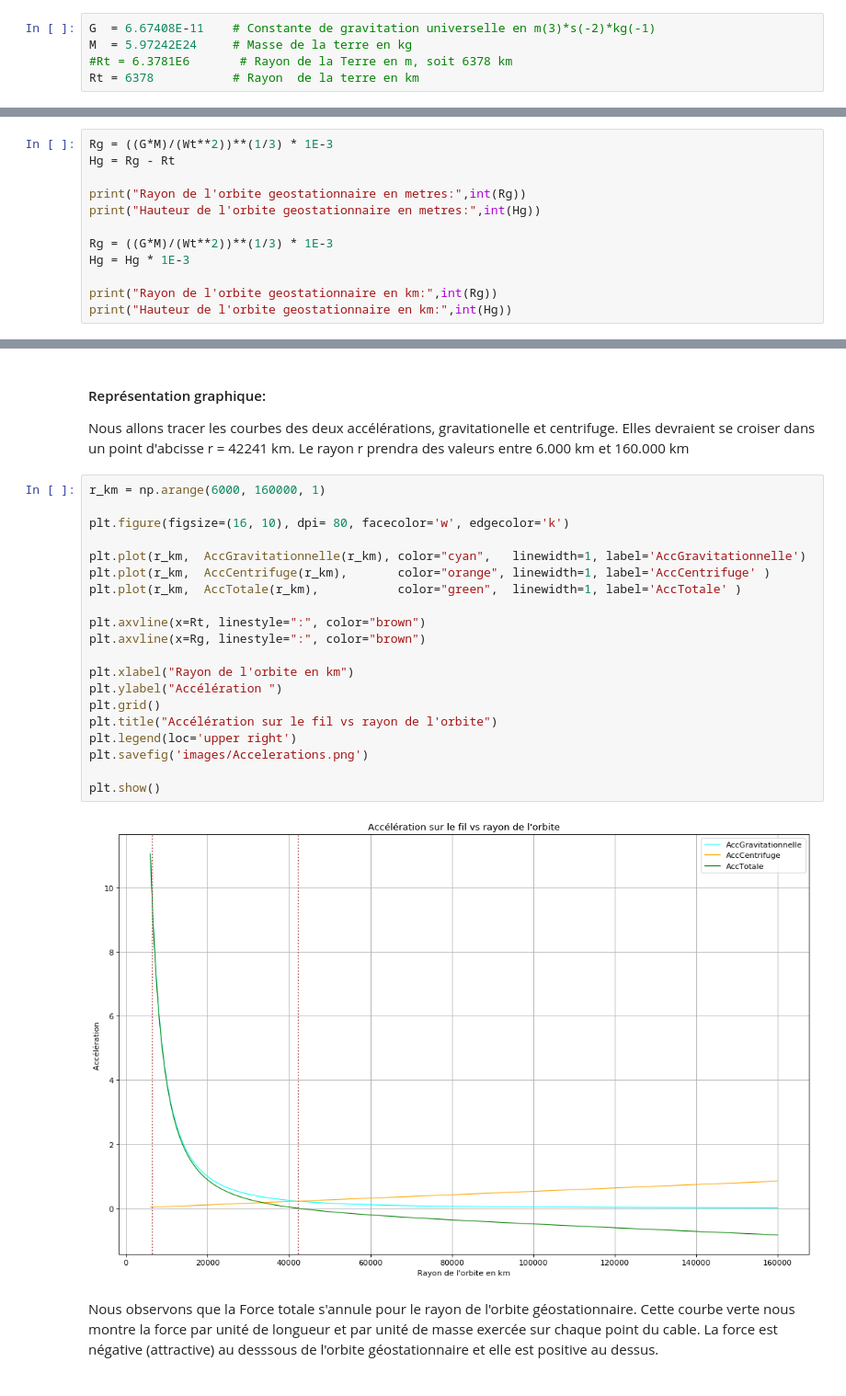
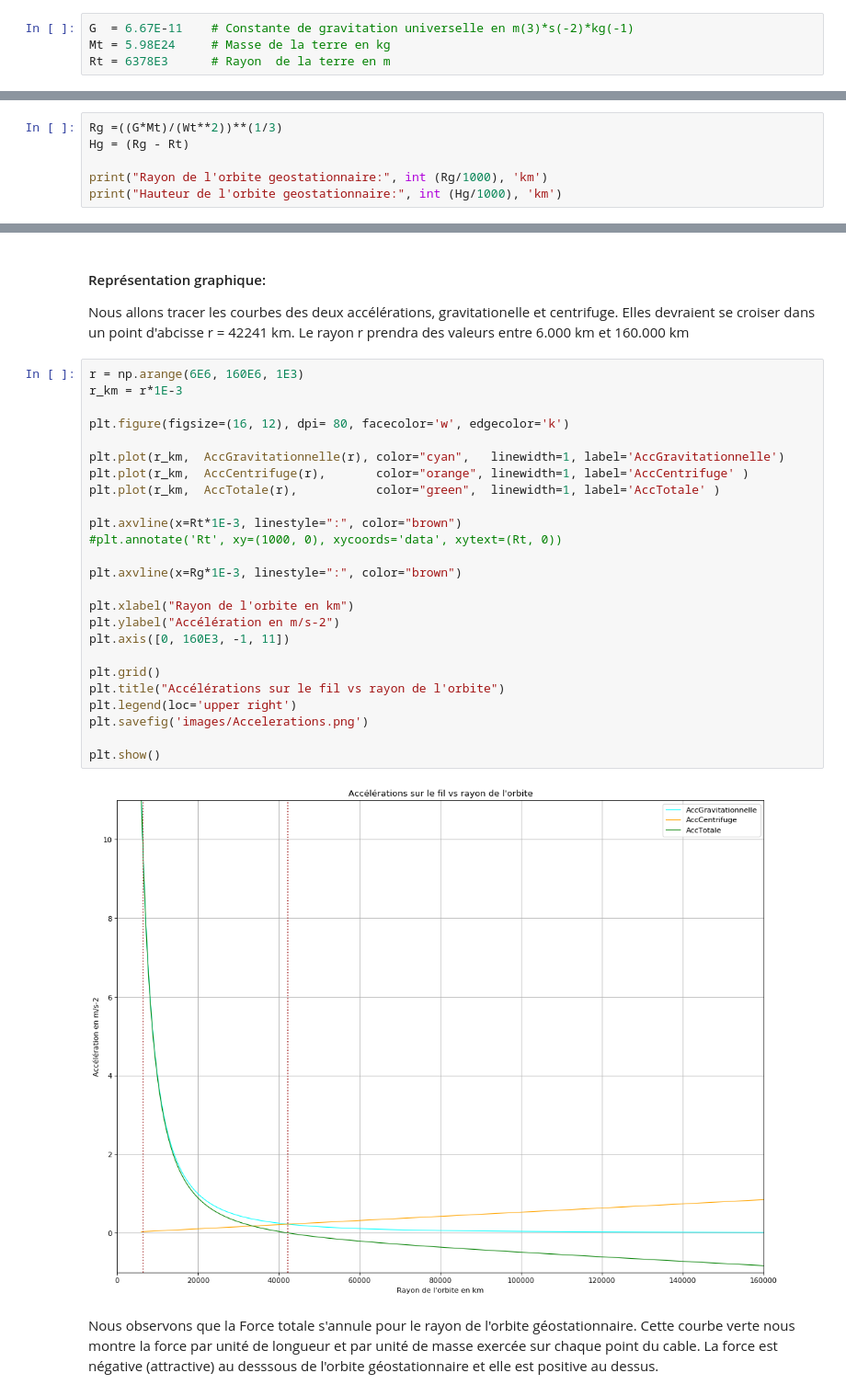
Before and after one commit to christophe-bonnefoy/TPE-SRR-2018, a Jupyter notebook: TPE-Ascenseur-Spatial.ipynb, the cells around one changed output, grey strips where cells are left out. Shown: that part at 92% size. Saved outputs shown, nothing was run; the diff lists cells and outputs as text.

```diff
--- a/TPE-Ascenseur-Spatial.ipynb
+++ b/TPE-Ascenseur-Spatial.ipynb
@@ -10,10 +12,9 @@ import matplotlib.pyplot as plt
 # %% [markdown]
 Définissons ensuite les constantes utilisées:
 # %%
-G  = 6.67408E-11    # Constante de gravitation universelle en m(3)*s(-2)*kg(-1)
-M  = 5.97242E24     # Masse de la terre en kg
-#Rt = 6.3781E6       # Rayon de la Terre en m, soit 6378 km
-Rt = 6378           # Rayon  de la terre en km
+G  = 6.67E-11    # Constante de gravitation universelle en m(3)*s(-2)*kg(-1)
+Mt = 5.98E24     # Masse de la terre en kg
+Rt = 6378E3      # Rayon  de la terre en m
 # %% [markdown]
 # 1. Movement orbital
 # %% [markdown]
@@ -63,15 +66,9 @@ Conclusion:
 ### 1.3 Calcul de la hauteur de l'orbite geostationnaire
 Nous pouvons calculer la valeur exacte de l'orbite geostationnaire. Cette valeur doit
 # %%
-Rg = ((G*M)/(Wt**2))**(1/3) * 1E-3
-Hg = Rg - Rt
+Rg =((G*Mt)/(Wt**2))**(1/3)
+Hg = (Rg - Rt)
 
-print("Rayon de l'orbite geostationnaire en metres:",int(Rg))
-print("Hauteur de l'orbite geostationnaire en metres:",int(Hg))
-
-Rg = ((G*M)/(Wt**2))**(1/3) * 1E-3
-Hg = Hg * 1E-3
-
-print("Rayon de l'orbite geostationnaire en km:",int(Rg))
-print("Hauteur de l'orbite geostationnaire en km:",int(Hg))
+print("Rayon de l'orbite geostationnaire:", int (Rg/1000), 'km')
+print("Hauteur de l'orbite geostationnaire:", int (Hg/1000), 'km')
 # %% [output]
@@ -85,26 +80,31 @@ Nous allons tracer les courbes des deux accélérations, gravitationelle et cent
 Elles devraient se croiser dans un point d'abcisse r = 42241 km.
 Le rayon r prendra des valeurs entre 6.000 km et 160.000 km
 # %%
-r_km = np.arange(6000, 160000, 1)
+r = np.arange(6E6, 160E6, 1E3)
+r_km = r*1E-3
 
-plt.figure(figsize=(16, 10), dpi= 80, facecolor='w', edgecolor='k')
+plt.figure(figsize=(16, 12), dpi= 80, facecolor='w', edgecolor='k')
 
-plt.plot(r_km,  AccGravitationnelle(r_km), color="cyan",   linewidth=1, label='AccGravitationnelle')
-plt.plot(r_km,  AccCentrifuge(r_km),       color="orange", linewidth=1, label='AccCentrifuge' )
-plt.plot(r_km,  AccTotale(r_km),           color="green",  linewidth=1, label='AccTotale' )
+plt.plot(r_km,  AccGravitationnelle(r), color="cyan",   linewidth=1, label='AccGravitationnelle')
+plt.plot(r_km,  AccCentrifuge(r),       color="orange", linewidth=1, label='AccCentrifuge' )
+plt.plot(r_km,  AccTotale(r),           color="green",  linewidth=1, label='AccTotale' )
 
-plt.axvline(x=Rt, linestyle=":", color="brown")
-plt.axvline(x=Rg, linestyle=":", color="brown")
+plt.axvline(x=Rt*1E-3, linestyle=":", color="brown")
+#plt.annotate('Rt', xy=(1000, 0), xycoords='data', xytext=(Rt, 0))
+
+plt.axvline(x=Rg*1E-3, linestyle=":", color="brown")
 
 plt.xlabel("Rayon de l'orbite en km")
-plt.ylabel("Accélération ")
+plt.ylabel("Accélération en m/s-2")
+plt.axis([0, 160E3, -1, 11])
+
 plt.grid()
-plt.title("Accélération sur le fil vs rayon de l'orbite")
+plt.title("Accélérations sur le fil vs rayon de l'orbite")
 plt.legend(loc='upper right')
 plt.savefig('images/Accelerations.png')
 
 plt.show()
 # %% [output]
-[figure, old version]
+[figure, new version]
 # %% [markdown]
 Nous observons que la Force totale s'annule pour le rayon de l'orbite géostationnaire. Cette courbe verte nous montre la force par unité de longueur et par unité de masse exercée sur chaque point du cable. La force est négative (attractive) au desssous de l'orbite géostationnaire et elle est positive au dessus.
```
Also changed, not shown: parts of 34 cells of this notebook.
